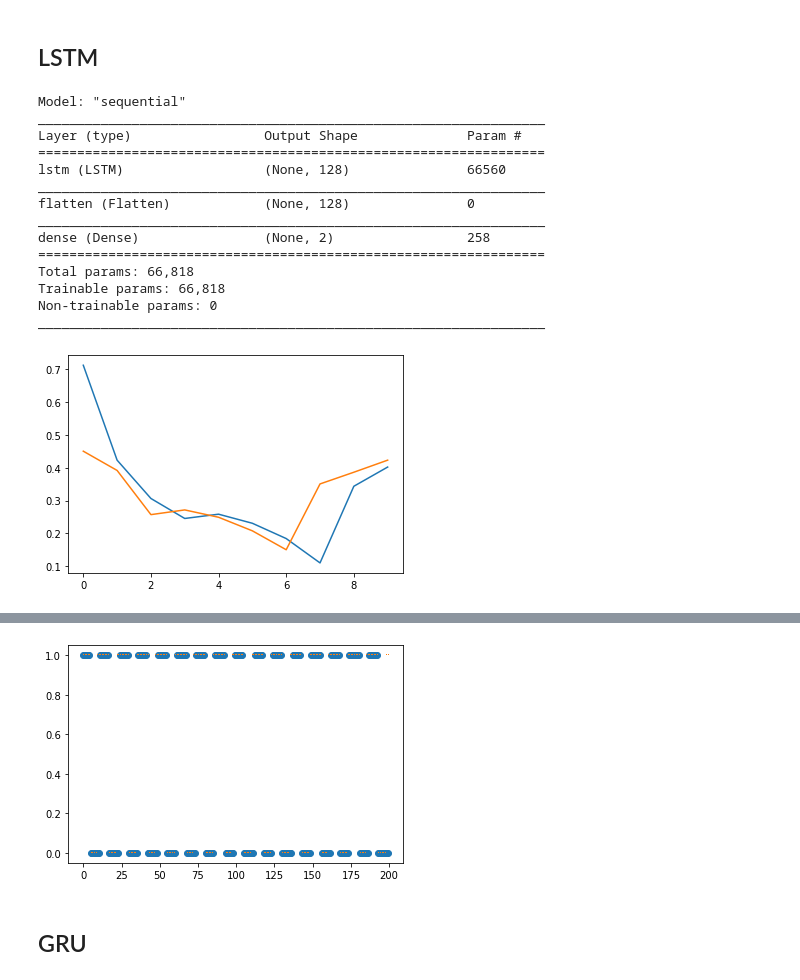
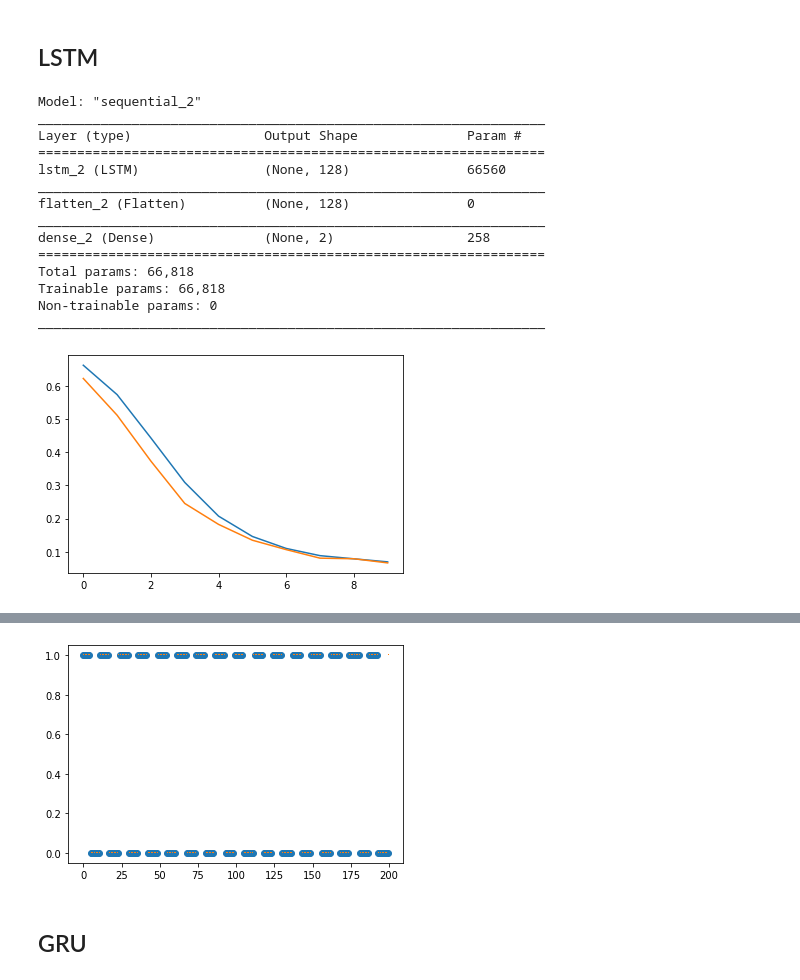
Before and after one commit to dhrim/cau_2021, a Jupyter notebook: material/deep_learning/template_numeric_sequence_data_classification.ipynb, the cells around one changed output, grey strips where cells are left out. Drawn from its saved outputs; the diff is of its cells as text; code cells hidden in the pictures.

```diff
--- a/material/deep_learning/template_numeric_sequence_data_classification.ipynb
+++ b/material/deep_learning/template_numeric_sequence_data_classification.ipynb
@@ -131,42 +126,42 @@ input_shape = train_x.shape[1:]
 model = keras.Sequential()
 model.add(LSTM(128, input_shape=input_shape))
 model.add(Flatten())
-model.add(Dense(2))
+model.add(Dense(2, activation="softmax"))
 model.compile(loss="sparse_categorical_crossentropy", optimizer="adam", metrics=["acc"])
 model.summary()
 
 history = model.fit(train_x, train_y, epochs=10, verbose=0, validation_split=0.1, batch_size=128)
 
 
 plt.plot(history.history['loss'])
 plt.plot(history.history['val_loss'])
 plt.show()
 
 
 
 loss, acc = model.evaluate(test_x, test_y)
 print("loss=", loss)
 print("acc=", acc)
 
 
 y_ = model.predict(test_x)
 predicted = np.argmax(y_, axis=-1)
 plt.plot(test_y, 'o')
 plt.plot(predicted, ',')
 plt.show()
 # %% [output]
-Model: "sequential"
+Model: "sequential_2"
 _________________________________________________________________
 Layer (type)                 Output Shape              Param #
 =================================================================
-lstm (LSTM)                  (None, 128)               66560
+lstm_2 (LSTM)                (None, 128)               66560
 _________________________________________________________________
-flatten (Flatten)            (None, 128)               0
+flatten_2 (Flatten)          (None, 128)               0
 _________________________________________________________________
-dense (Dense)                (None, 2)                 258
+dense_2 (Dense)              (None, 2)                 258
 =================================================================
 Total params: 66,818
 Trainable params: 66,818
 Non-trainable params: 0
 _________________________________________________________________
-[figure, old version]
+[figure, new version]
```
Also changed, not shown: parts of 8 cells of this notebook, 1 other file.
